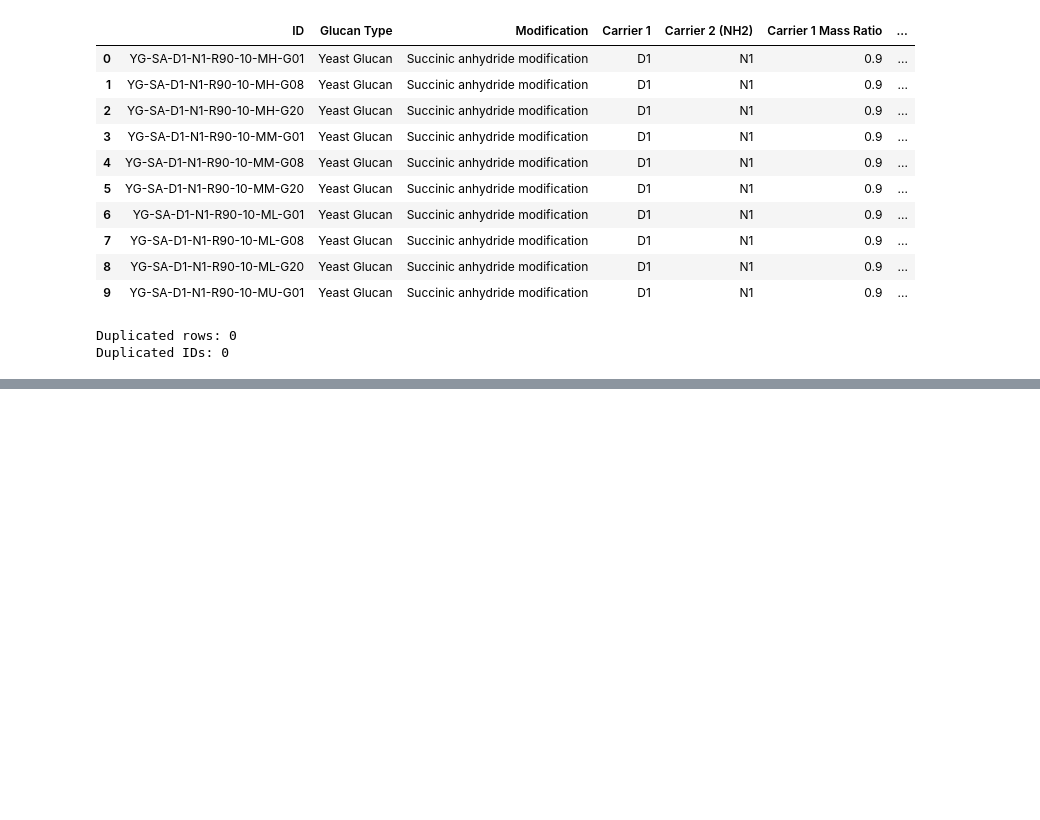
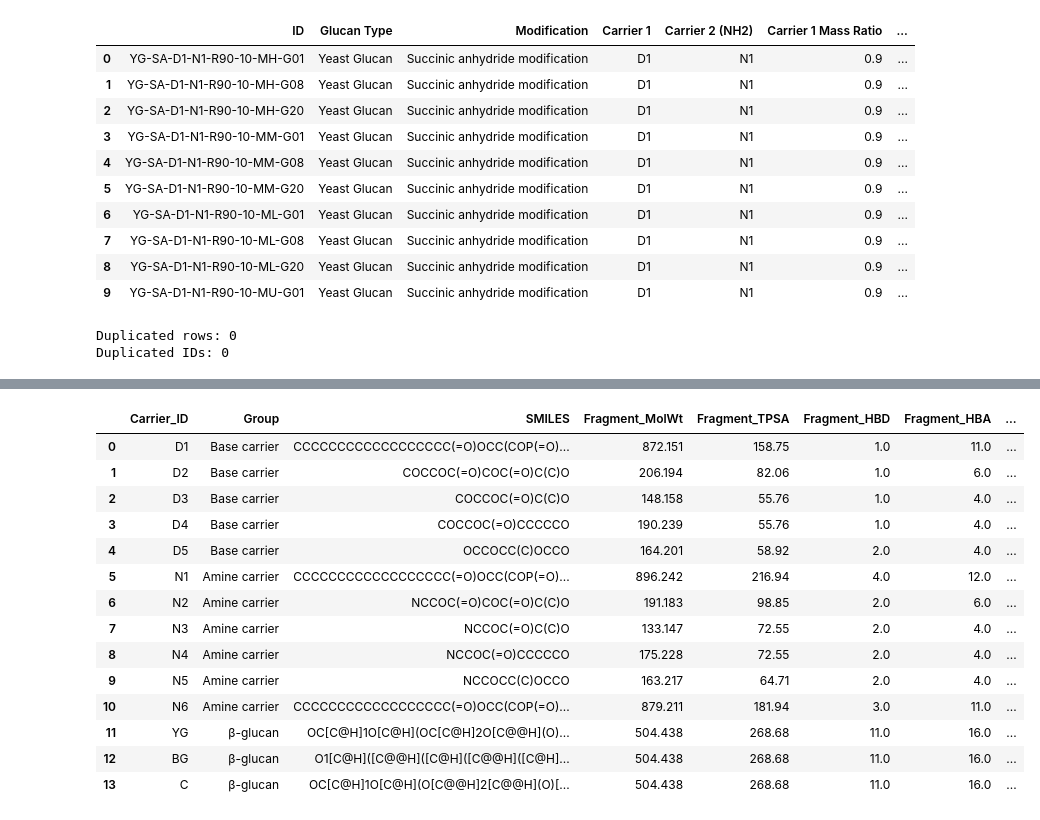
Before and after one commit to ChiaHsienHung/Nanoparticle-AI-Optimization, a Jupyter notebook: notebooks/01_data_exploration.ipynb, the cells around one changed output, grey strips where cells are left out. Drawn from its saved outputs; the diff is of its cells as text; code cells hidden in the pictures; blank space fills up the shorter version.

```diff
--- a/notebooks/01_data_exploration.ipynb
+++ b/notebooks/01_data_exploration.ipynb
@@ -286,0 +317,29 @@ Draw.MolsToGridImage(
+# %%
+from rdkit.Chem import Descriptors, rdMolDescriptors
+
+def mol_features(mol):
+    if mol is None:
+        return {"Fragment_MolWt": np.nan, "Fragment_TPSA": np.nan, "Fragment_HBD": np.nan, "Fragment_HBA": np.nan, "Fragment_LogP": np.nan}
+    return {"Fragment_MolWt": Descriptors.MolWt(mol),
+            "Fragment_TPSA": rdMolDescriptors.CalcTPSA(mol),
+            "Fragment_HBD": rdMolDescriptors.CalcNumHBD(mol),
+            "Fragment_HBA": rdMolDescriptors.CalcNumHBA(mol),
+            "Fragment_LogP": Descriptors.MolLogP(mol)}
+descriptors = pd.concat([carrier_df.drop(columns=["Molecule"]), carrier_df["Molecule"].apply(mol_features).apply(pd.Series)], axis=1)
+display(descriptors[["Carrier_ID", "Group", "SMILES", "Fragment_MolWt", "Fragment_TPSA", "Fragment_HBD", "Fragment_HBA", "Fragment_LogP"]])
+# %% [output]
+|  | Carrier_ID | Group | SMILES | Fragment_MolWt | Fragment_TPSA | Fragment_HBD | Fragment_HBA | ... |
+| 0 | D1 | Base carrier | CCCCCCCCCCCCCCCCCC(=O)OCC(COP(=O)... | 872.151 | 158.75 | 1.0 | 11.0 | ... |
+| 1 | D2 | Base carrier | COCCOC(=O)COC(=O)C(C)O | 206.194 | 82.06 | 1.0 | 6.0 | ... |
+| 2 | D3 | Base carrier | COCCOC(=O)C(C)O | 148.158 | 55.76 | 1.0 | 4.0 | ... |
+| 3 | D4 | Base carrier | COCCOC(=O)CCCCCO | 190.239 | 55.76 | 1.0 | 4.0 | ... |
+| 4 | D5 | Base carrier | OCCOCC(C)OCCO | 164.201 | 58.92 | 2.0 | 4.0 | ... |
+| 5 | N1 | Amine carrier | CCCCCCCCCCCCCCCCCC(=O)OCC(COP(=O)... | 896.242 | 216.94 | 4.0 | 12.0 | ... |
+| 6 | N2 | Amine carrier | NCCOC(=O)COC(=O)C(C)O | 191.183 | 98.85 | 2.0 | 6.0 | ... |
+| 7 | N3 | Amine carrier | NCCOC(=O)C(C)O | 133.147 | 72.55 | 2.0 | 4.0 | ... |
+| 8 | N4 | Amine carrier | NCCOC(=O)CCCCCO | 175.228 | 72.55 | 2.0 | 4.0 | ... |
+| 9 | N5 | Amine carrier | NCCOCC(C)OCCO | 163.217 | 64.71 | 2.0 | 4.0 | ... |
+| 10 | N6 | Amine carrier | CCCCCCCCCCCCCCCCCC(=O)OCC(COP(=O)... | 879.211 | 181.94 | 3.0 | 11.0 | ... |
+| 11 | YG | β-glucan | OC[C@H]1O[C@H](OC[C@H]2O[C@@H](O)... | 504.438 | 268.68 | 11.0 | 16.0 | ... |
+| 12 | BG | β-glucan | O1[C@H]([C@@H]([C@H]([C@@H]([C@H]... | 504.438 | 268.68 | 11.0 | 16.0 | ... |
+| 13 | C | β-glucan | OC[C@H]1O[C@H](O[C@@H]2[C@@H](O)[... | 504.438 | 268.68 | 11.0 | 16.0 | ... |
```
Also changed, not shown: parts of 19 cells of this notebook, 57 other files.
